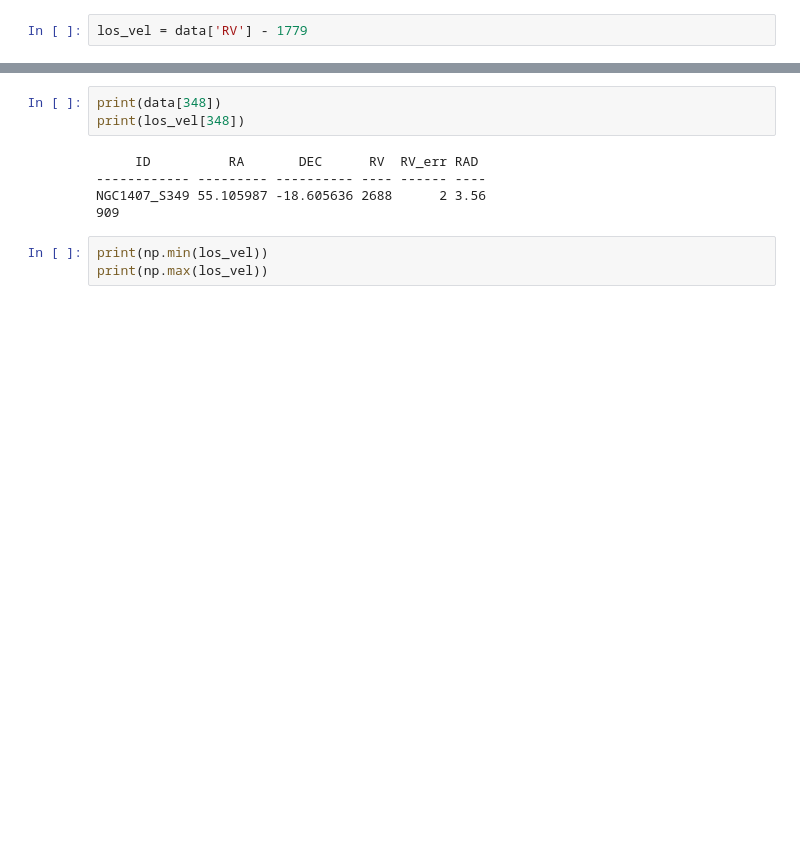
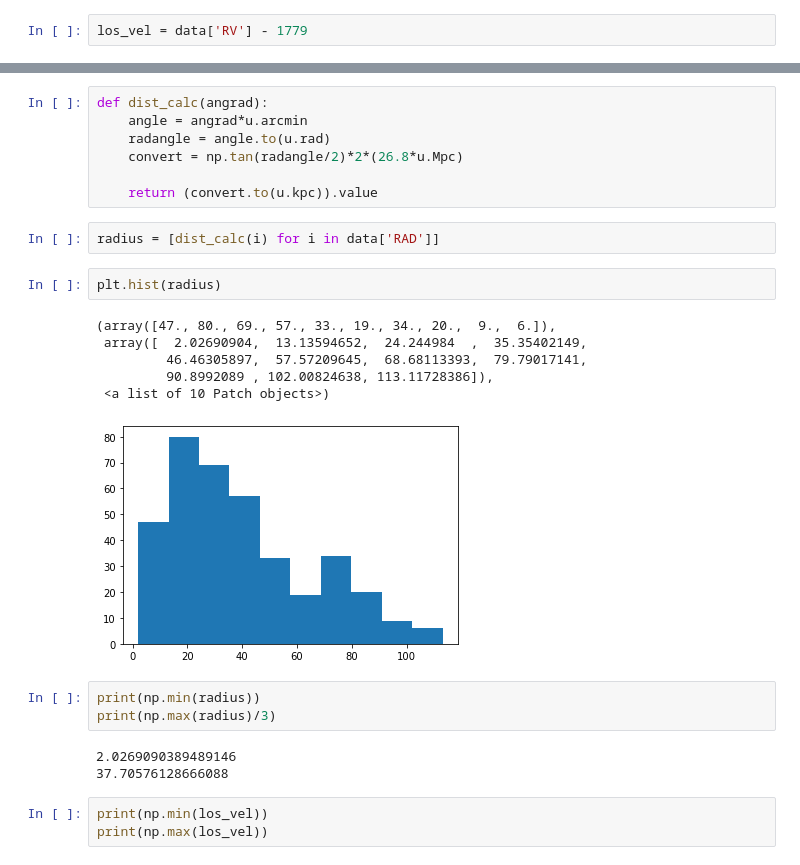
Before and after one commit to samberek/ast1501, a Jupyter notebook: prelim_1407.ipynb, the cells around one changed output, grey strips where cells are left out. Drawn from its saved outputs; the diff is of its cells as text; blank space fills up the shorter version.

```diff
--- a/prelim_1407.ipynb
+++ b/prelim_1407.ipynb
@@ -35,11 +32,27 @@ SyntaxError: invalid syntax (<ipython-input-105-a0b14b79e8b2>, line 1)
-# %%
-print(data[348])
-print(los_vel[348])
-# %% [output]
-     ID          RA       DEC      RV  RV_err RAD
------------- --------- ---------- ---- ------ ----
-NGC1407_S349 55.105987 -18.605636 2688      2 3.56
-909
+# %%
+def dist_calc(angrad):
+    angle = angrad*u.arcmin
+    radangle = angle.to(u.rad)
+    convert = np.tan(radangle/2)*2*(26.8*u.Mpc)
+
+    return (convert.to(u.kpc)).value
+# %%
+radius = [dist_calc(i) for i in data['RAD']]
+# %%
+plt.hist(radius)
+# %% [output]
+(array([47., 80., 69., 57., 33., 19., 34., 20.,  9.,  6.]),
+ array([  2.02690904,  13.13594652,  24.244984  ,  35.35402149,
+         46.46305897,  57.57209645,  68.68113393,  79.79017141,
+         90.8992089 , 102.00824638, 113.11728386]),
+ <a list of 10 Patch objects>)
+[figure, added]
+# %%
+print(np.min(radius))
+print(np.max(radius)/3)
+# %% [output]
+2.0269090389489146
+37.70576128666088
 # %%
 print(np.min(los_vel))
 print(np.max(los_vel))
```
Also changed, not shown: parts of 9 cells of this notebook, 2 other files.
